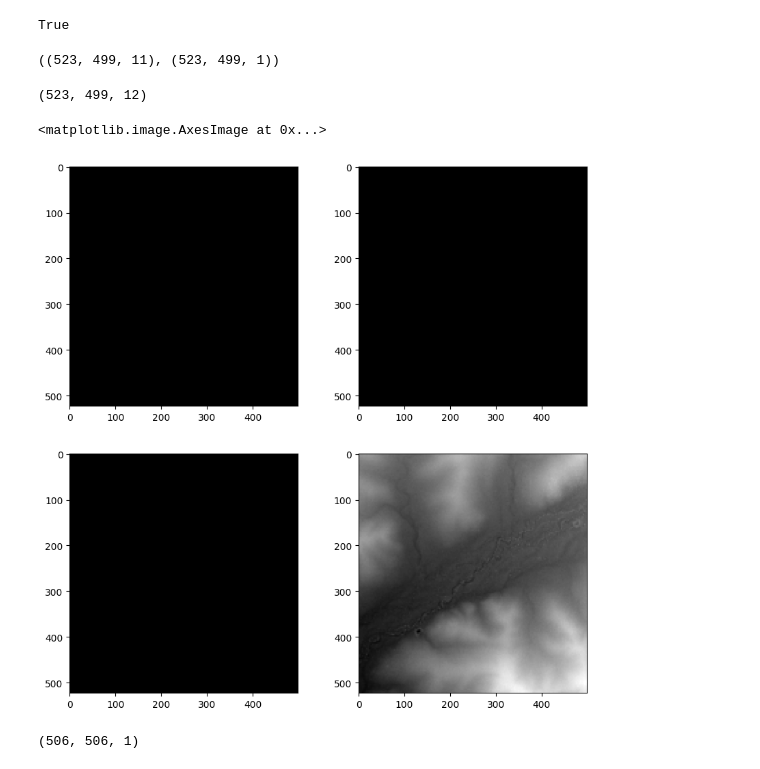
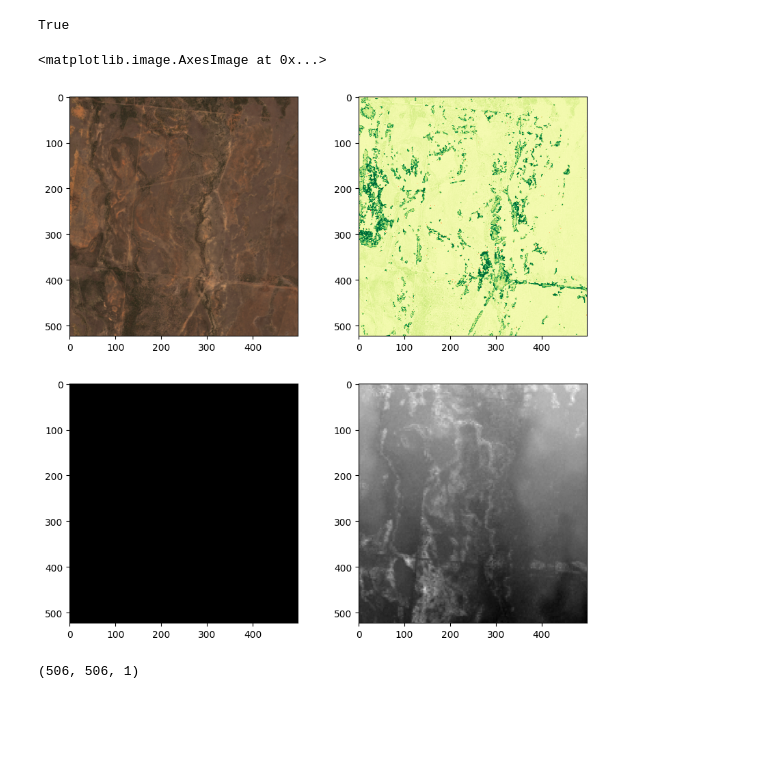
Before and after one commit to theoway/sentinel-tree-segmentation, a Jupyter notebook: notebooks/downloading-data-l2a-dem.ipynb, the cells around one changed output. Drawn from its saved outputs; the diff is of its cells as text; code cells hidden in the pictures; blank space fills up the shorter version.

```diff
--- a/notebooks/downloading-data-l2a-dem.ipynb
+++ b/notebooks/downloading-data-l2a-dem.ipynb
@@ -124,44 +124,43 @@ def getDEM():
 time_interval = "2023-08-30", "2023-08-31"
 data_folder = "../sat_imgs"
 for i in tqdm(range(100)):
-    coords = data['features'][i]['geometry']['coordinates'][0]
+    coords = data['features'][99]['geometry']['coordinates'][0]
     bl = (min(row[0] for row in coords), min(row[1] for row in coords))
     tr = (max(row[0] for row in coords), max(row[1] for row in coords))
-    size = (data['features'][i]['properties']['width'], data['features'][i]['properties']['height'])
+    size = (data['features'][99]['properties']['width'], data['features'][i]['properties']['height'])
     bbox = BBox((bl, tr), crs=CRS.WGS84)
+
     image = getL2A()
     dem = getDEM()
+    sub = (image[..., 3] - image[..., 2]).astype(float)
+    add = (image[..., 3] + image[..., 2]).astype(float)
+    ndvi = np.divide(sub, add, out = np.zeros_like(add) - 1, where = add != 0)
+    ndvi = np.clip(ndvi, -1, 1)
     dem3 = dem[:, :, np.newaxis]
-    final_image = np.concatenate((image, dem3), axis = -1)
-    np.save("../data/sat_imgs/{iid}.npy".format(iid = i), image)
+    ndvi3 = ndvi[:, :, np.newaxis]
+
+    final_image = np.concatenate((image, dem3, ndvi3), axis = -1)
+    np.save("../data/sat_imgs/{iid}.npy".format(iid = i), final_image)
+#     np.save("tmp.npy", final_image)
 #     break
 # %%
-im_rgb = image[..., 0 : 3]
-# ndvi = (image[..., 3] - image[..., 2]) / (image[..., 3] + image[..., 2])
+im_rgb = image[..., [2, 1, 0]]
+
 im2 = image[..., 7 : 10]
 clm = image[..., -1]
-# %%
-image.shape, dem3.shape
-# %% [output]
-((523, 499, 11), (523, 499, 1))
-# %%
-
-final_image.shape
-# %% [output]
-(523, 499, 12)
 # %%
 fig = plt.figure(figsize = (10, 10))
 ax1 = fig.add_subplot(2,2,1)
-ax1.imshow(im_rgb * 3)
+ax1.imshow(im_rgb)
 ax2 = fig.add_subplot(2,2,2)
-ax2.imshow(im2 * 3)
+ax2.imshow(ndvi, cmap = 'RdYlGn')
 ax3 = fig.add_subplot(2,2,3)
-ax3.imshow(clm * 3, cmap = 'gray')
+ax3.imshow(clm, cmap = 'gray')
 ax4 = fig.add_subplot(2,2,4)
 ax4.imshow(dem, cmap = 'gray')
 # %% [output]
 <matplotlib.image.AxesImage at 0x...>
-[figure, old version]
+[figure, new version]
 # %%
 np.save("../data/sat_imgs/tmp.npy", image)
 # %%
```
Also changed, not shown: parts of 1 cell of this notebook, 7 other files.
